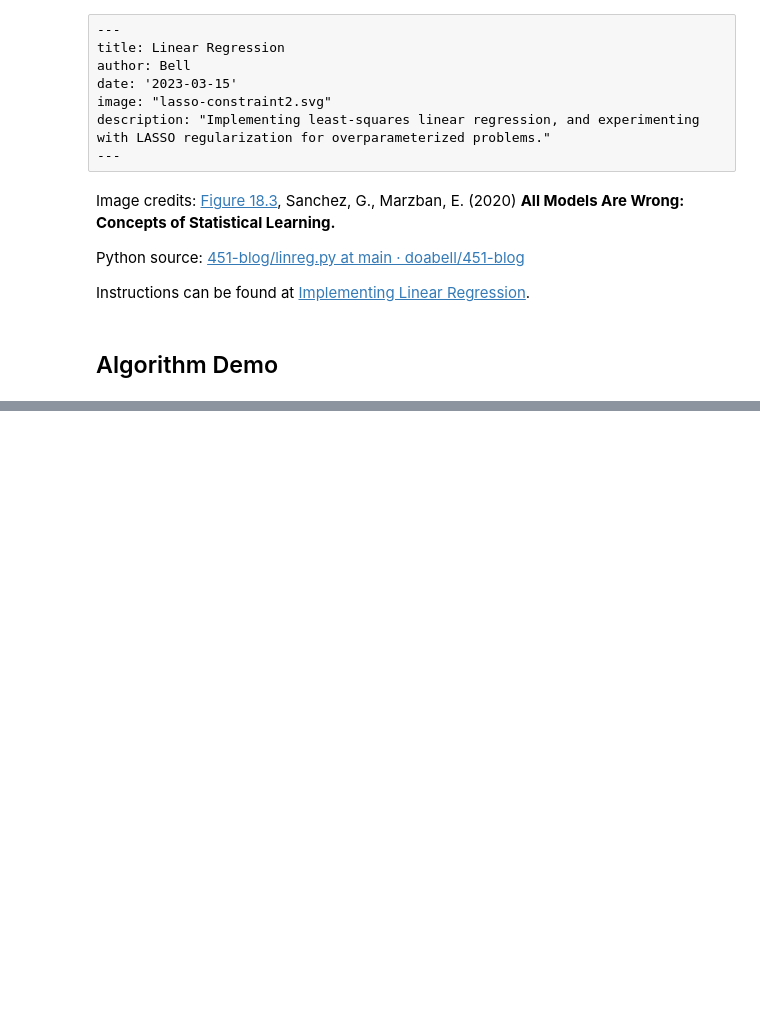
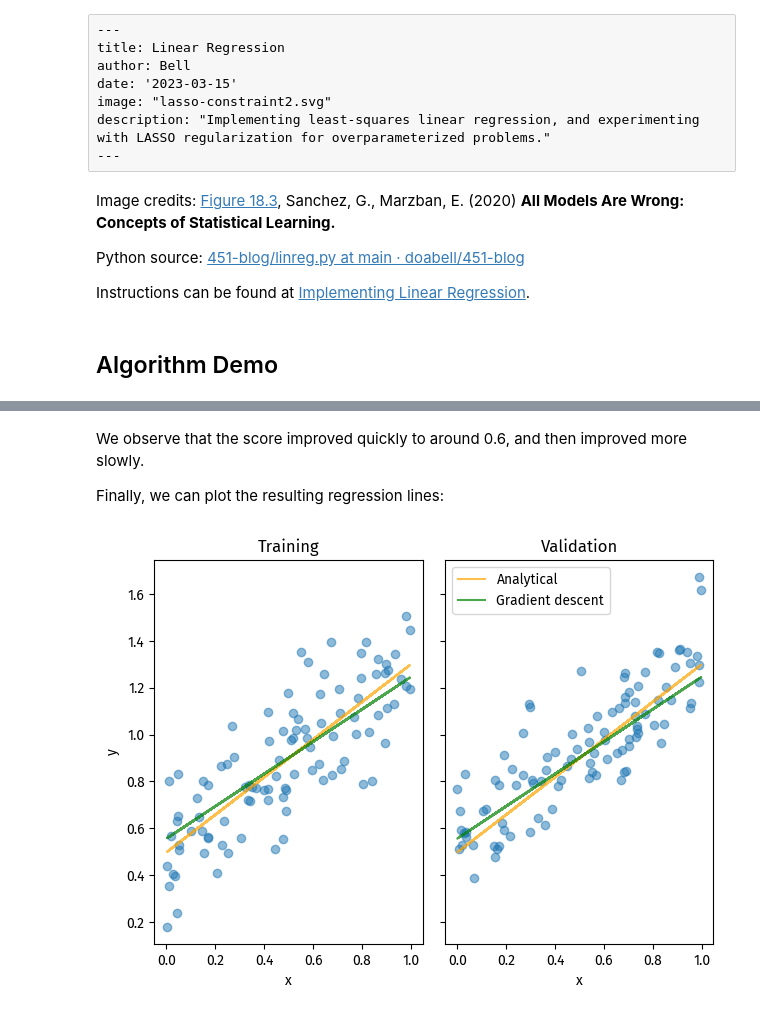
Before and after one commit to doabell/451-blog, a Jupyter notebook: posts/linear-regression/index.ipynb, the cells around one changed output, grey strips where cells are left out. Drawn from its saved outputs; the diff is of its cells as text; code cells hidden in the pictures; blank space fills up the shorter version.

```diff
--- a/posts/linear-regression/index.ipynb
+++ b/posts/linear-regression/index.ipynb
@@ -102,0 +128,30 @@ labels = plt.gca().set(xlabel="Iteration", ylabel="Score")
+# %% [markdown]
+We observe that the score improved quickly to around 0.6, and then improved more slowly.
+
+Finally, we can plot the resulting regression lines:
+# %%
+fig, axarr = plt.subplots(1, 2, sharex=True, sharey=True)
+axarr[0].scatter(X_train, y_train, alpha=0.5)
+axarr[0].plot(
+    X_train, pad(X_train)@LR.w,
+    label="Analytical", alpha=0.7, color="orange"
+)
+axarr[0].plot(
+    X_train, pad(X_train)@LR2.w,
+    label="Gradient descent", alpha=0.7, color="green"
+)
+axarr[1].scatter(X_val, y_val, alpha=0.5)
+axarr[1].plot(
+    X_val, pad(X_val)@LR.w,
+    label="Analytical", alpha=0.7, color="orange"
+)
+axarr[1].plot(
+    X_val, pad(X_val)@LR2.w,
+    label="Gradient descent", alpha=0.7, color="green"
+)
+labs = axarr[0].set(title="Training", xlabel="x", ylabel="y")
+labs = axarr[1].set(title="Validation", xlabel="x")
+plt.tight_layout()
+legend = plt.legend()
+# %% [output]
+[figure, added]
```
Also changed, not shown: parts of 36 cells of this notebook.
